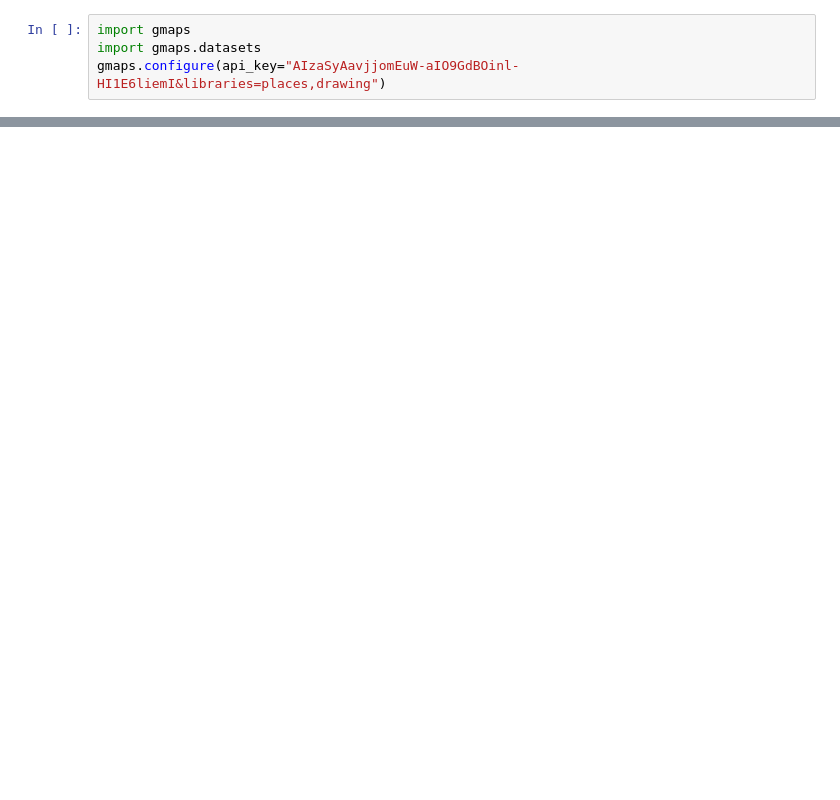
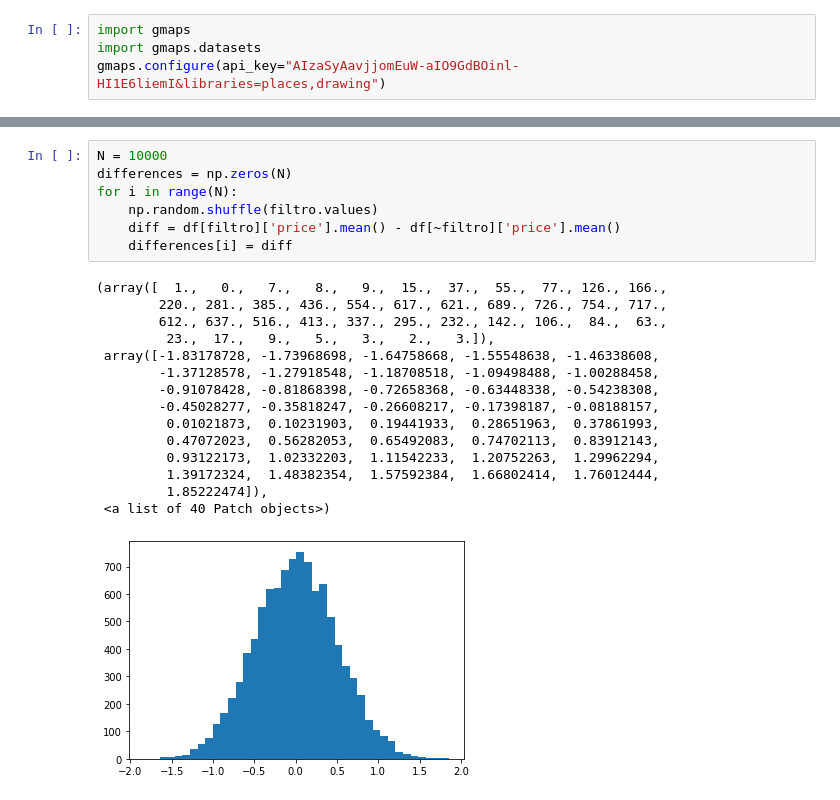
Before and after one commit to LucasPMM/Airbnb_Data_Analysis, a Jupyter notebook: Airbnb Analyzes.ipynb, the cells around one changed output, grey strips where cells are left out. Drawn from its saved outputs; the diff is of its cells as text; blank space fills up the shorter version.

```diff
--- a/Airbnb Analyzes.ipynb
+++ b/Airbnb Analyzes.ipynb
@@ -42,0 +85,23 @@ fig
+# %%
+N = 10000
+differences = np.zeros(N)
+for i in range(N):
+    np.random.shuffle(filtro.values)
+    diff = df[filtro]['price'].mean() - df[~filtro]['price'].mean()
+    differences[i] = diff
+# %% [output]
+(array([  1.,   0.,   7.,   8.,   9.,  15.,  37.,  55.,  77., 126., 166.,
+        220., 281., 385., 436., 554., 617., 621., 689., 726., 754., 717.,
+        612., 637., 516., 413., 337., 295., 232., 142., 106.,  84.,  63.,
+         23.,  17.,   9.,   5.,   3.,   2.,   3.]),
+ array([-1.83178728, -1.73968698, -1.64758668, -1.55548638, -1.46338608,
+        -1.37128578, -1.27918548, -1.18708518, -1.09498488, -1.00288458,
+        -0.91078428, -0.81868398, -0.72658368, -0.63448338, -0.54238308,
+        -0.45028277, -0.35818247, -0.26608217, -0.17398187, -0.08188157,
+         0.01021873,  0.10231903,  0.19441933,  0.28651963,  0.37861993,
+         0.47072023,  0.56282053,  0.65492083,  0.74702113,  0.83912143,
+         0.93122173,  1.02332203,  1.11542233,  1.20752263,  1.29962294,
+         1.39172324,  1.48382354,  1.57592384,  1.66802414,  1.76012444,
+         1.85222474]),
+ <a list of 40 Patch objects>)
+[figure, added]
```
Also changed, not shown: parts of 4 cells of this notebook.
